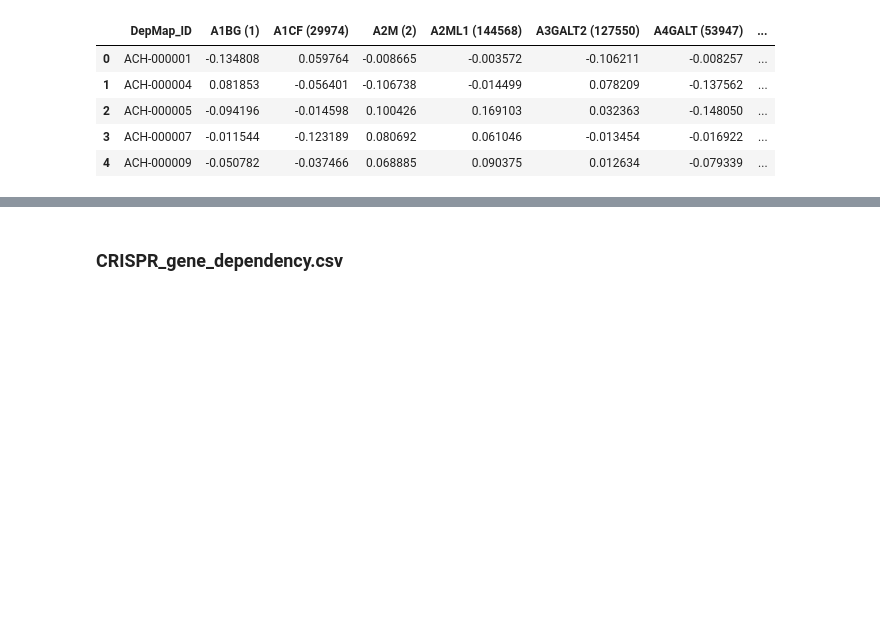
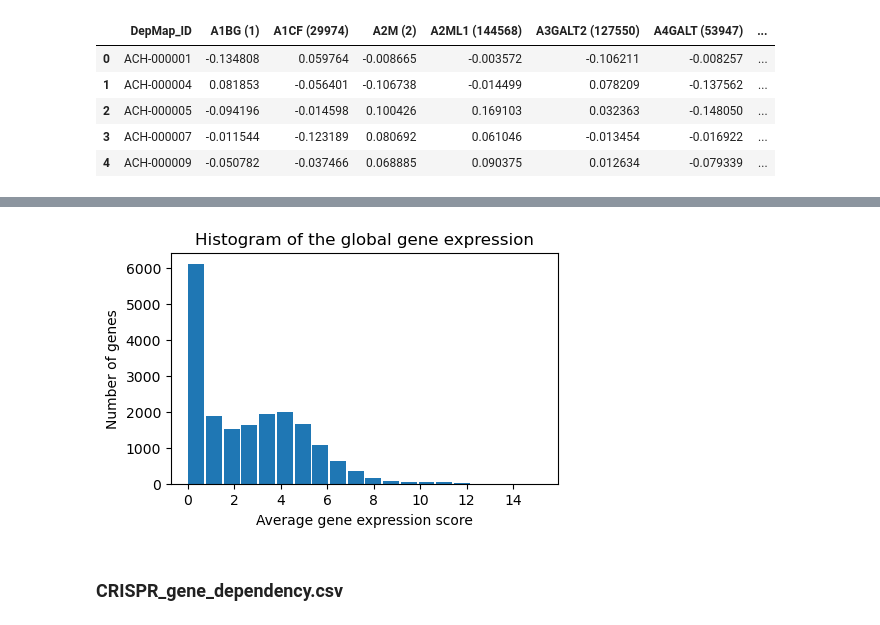
Before and after one commit to MatDagommer/crispr-genomics, a Jupyter notebook: data exploring.ipynb, the cells around one changed output, grey strips where cells are left out. Cells and saved outputs as stored; diff of their text form; code cells hidden in the pictures; blank space fills up the shorter version.

```diff
--- a/data exploring.ipynb
+++ b/data exploring.ipynb
@@ -65,0 +102,2 @@ plt.hist(gene_mean[gene_mean < -0.5], rwidth=0.9, bins=20);plt.show()
+# %%
+gene_expr_mean = gene_expression.mean().to_numpy()
@@ -66,3 +113,12 @@ plt.hist(gene_mean[gene_mean < -0.5], rwidth=0.9, bins=20);plt.show()
+# %%
+fig = plt.figure(figsize=(5,3))
+plt.hist(gene_expr_mean, rwidth=0.9, bins=20)
+plt.xlabel('Average gene expression score')
+plt.ylabel('Number of genes')
+plt.title("Histogram of the global gene expression")
+plt.show()
+# %% [output]
+[figure, added]
 # %% [markdown]
 ### CRISPR_gene_dependency.csv
 # %%
```
Also changed, not shown: parts of 33 cells of this notebook.
